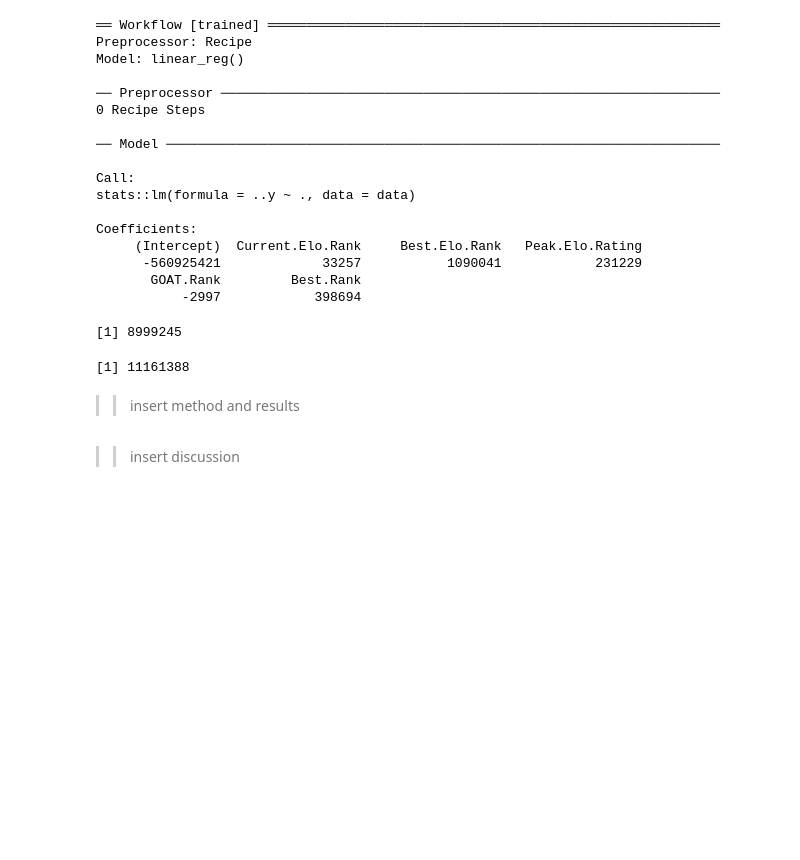
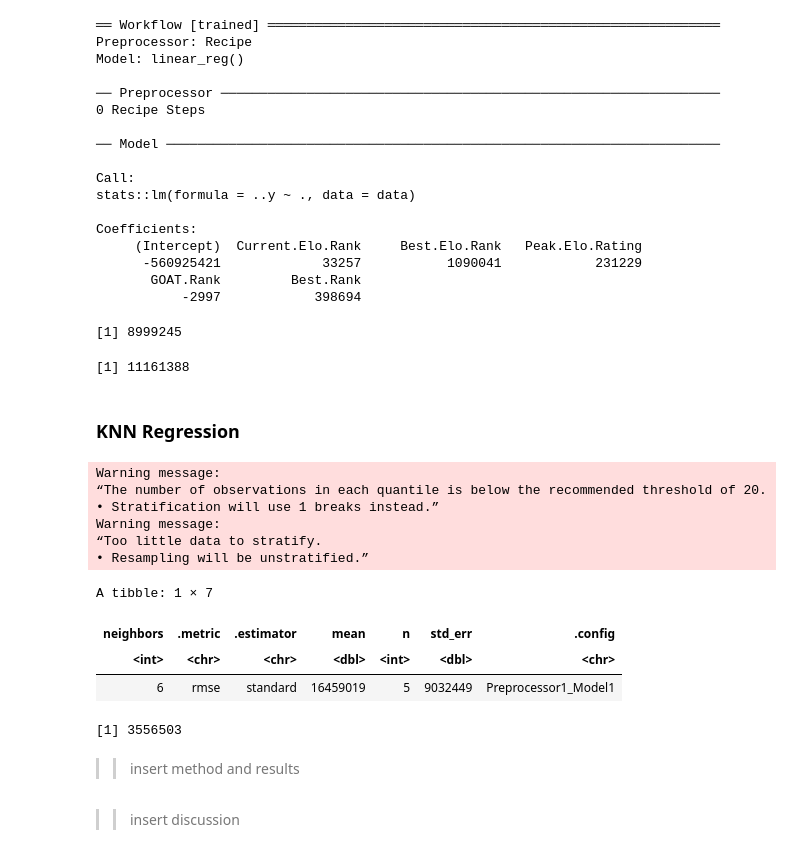
Before and after one commit to harmonyam/dsci100_project, a Jupyter notebook: project_final_draft.ipynb, the cells around one changed output. Drawn from its saved outputs; the diff is of its cells as text; code cells hidden in the pictures; blank space fills up the shorter version.

Commit message:
added knn regression

```diff
--- a/project_final_draft.ipynb
+++ b/project_final_draft.ipynb
@@ -414,6 +414,59 @@ Coefficients:
            -2997            398694
 [1] 8999245
 [1] 11161388
+# %% [markdown]
+### KNN Regression
+# %%
+set.seed(2022)
+
+knn_tune <- nearest_neighbor(weight_func = "rectangular", neighbor = tune()) |>
+               set_engine("kknn") |>
+               set_mode("regression")
+
+tennis_recipe <- recipe(Prize.Money ~ Current.Elo.Rank + Best.Elo.Rank + Peak.Elo.Rating + Best.Rank + GOAT.Rank, data = player_stats_train) |>
+                   step_scale(all_predictors()) |>
+                   step_center(all_predictors())
+
+vfold <- vfold_cv(player_stats_train, v = 5, strata = Prize.Money)
+
+knn_workflow_all <- workflow() |> add_recipe(tennis_recipe) |>
+                            add_model(knn_tune) |>
+                            tune_grid(resamples = vfold, grid = 1:20) |>
+                            collect_metrics() |>
+                            filter(.metric == "rmse") |>
+                            arrange(mean) |>
+                            slice(1)
+knn_workflow_all
+
+knn_best_spec <- nearest_neighbor(weight_func = "rectangular", neighbor = 6) |>
+               set_engine("kknn") |>
+               set_mode("regression")
+
+
+knn_workflow <- workflow() |> add_recipe(tennis_recipe) |>
+                              add_model(knn_best_spec) |>
+                              fit(data = player_stats_train)
+
+
+knn_rmspe <- knn_workflow |>  predict(player_stats_test) |>
+                              bind_cols(player_stats_test) |>
+                              metrics(truth = Prize.Money, estimate = .pred) |>
+                              filter(.metric == "rmse") |>
+                              select(.estimate) |>
+                              pull()
+knn_rmspe
+# %% [output]
+Warning message:
+“The number of observations in each quantile is below the recommended threshold of 20.
+• Stratification will use 1 breaks instead.”
+Warning message:
+“Too little data to stratify.
+• Resampling will be unstratified.”
+A tibble: 1 × 7
+| neighbors | .metric | .estimator | mean | n | std_err | .config |
+| <int> | <chr> | <chr> | <dbl> | <int> | <dbl> | <chr> |
+| 6 | rmse | standard | 16459019 | 5 | 9032449 | Preprocessor1_Model1 |
+[1] 3556503
 # %% [markdown]
 >> insert method and results
 # %% [markdown]
```
